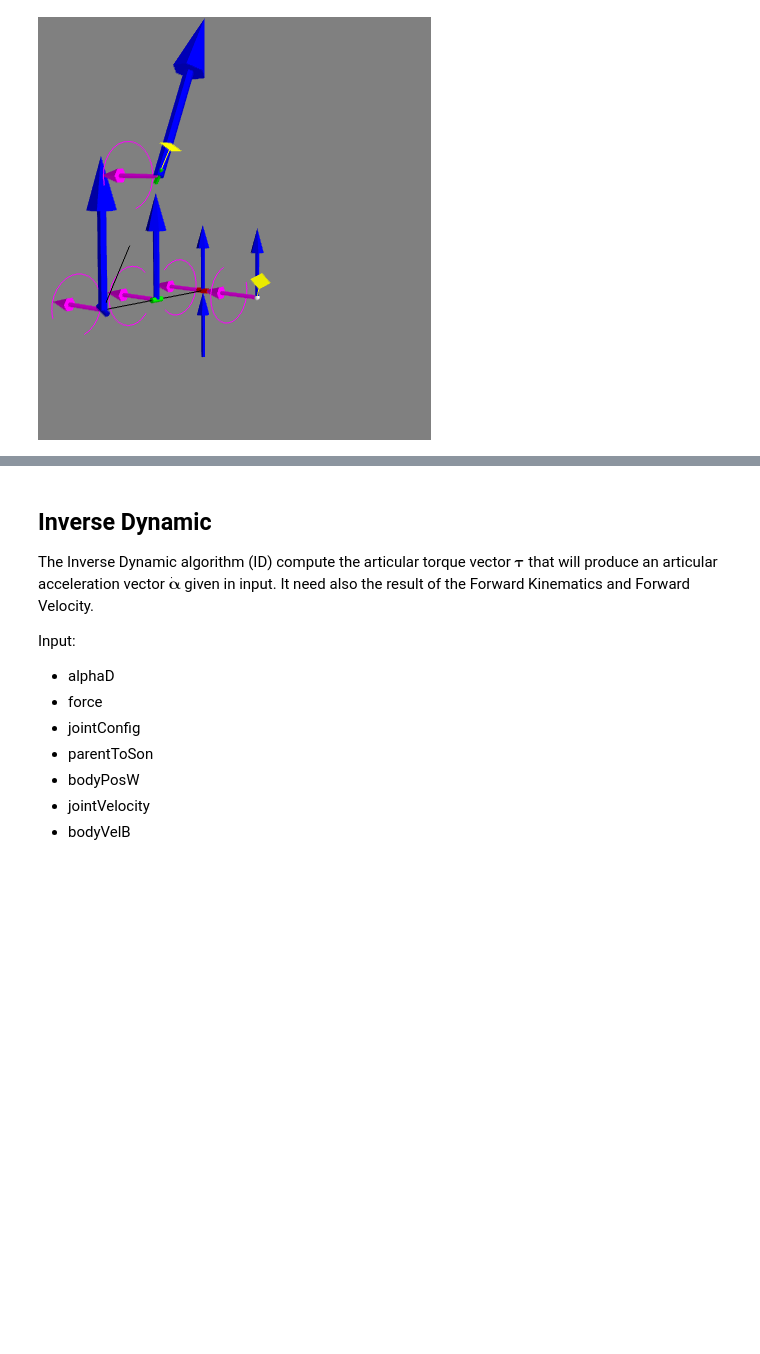
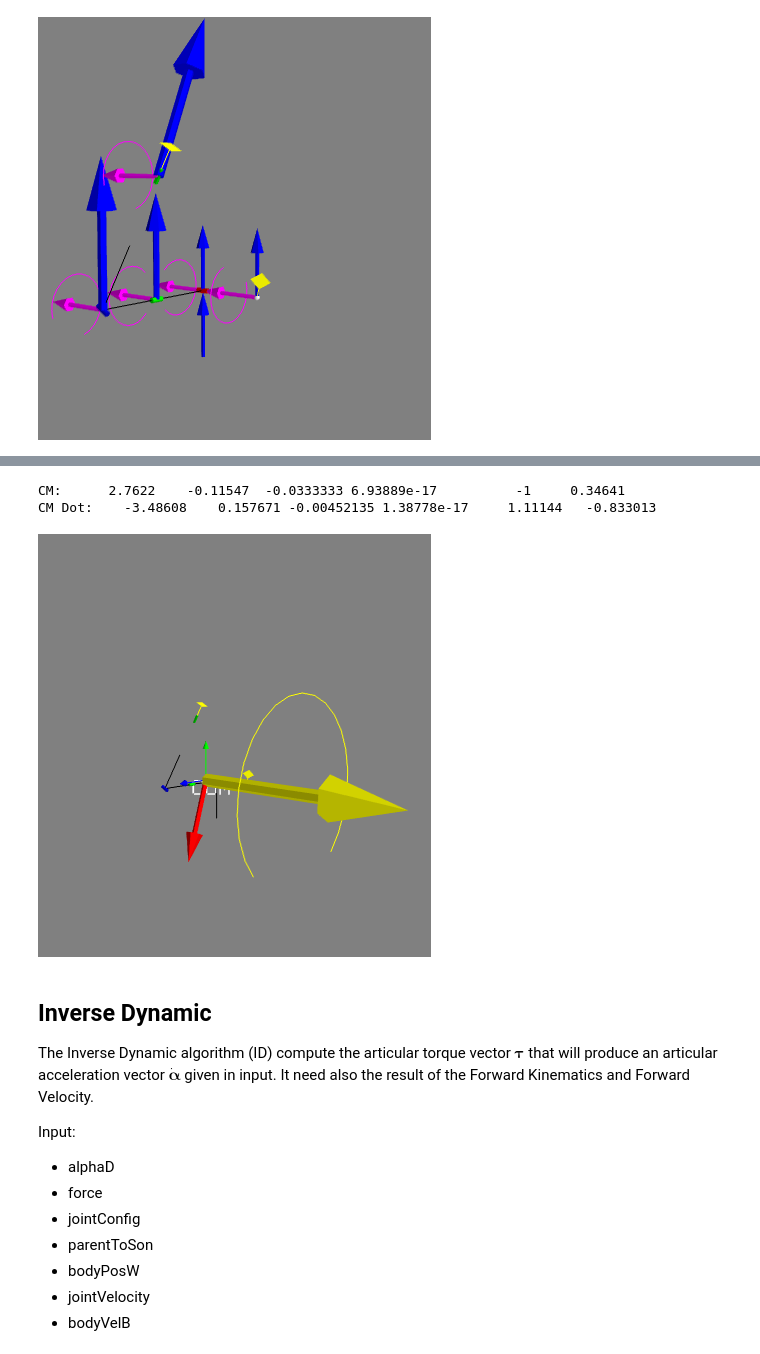
Before and after one commit to jrl-umi3218/sva_rbdyn_tutorials, a Jupyter notebook: SomeAlgorithm.ipynb, the cells around one changed output, grey strips where cells are left out. Saved outputs shown, nothing was run; the diff lists cells and outputs as text; code cells hidden in the pictures; blank space fills up the shorter version.

Commit message:
Add CoM and Momentum algorithms.

```diff
--- a/SomeAlgorithm.ipynb
+++ b/SomeAlgorithm.ipynb
@@ -213,0 +324,24 @@ for v in accelVecV:
+# %%
+mbcCM = rbd.MultiBodyConfig(mbcCoM)
+
+cm = rbd.computeCentroidalMomentum(mb, mbcCM, com) # com from computeCoM
+cmDot = rbd.computeCentroidalMomentumDot(mb, mbcCM, com, comVel) # comVel from computeCoMVelocity
+
+print 'CM:', cm
+print 'CM Dot:', cmDot
+# %% [output]
+CM:      2.7622    -0.11547  -0.0333333 6.93889e-17          -1     0.34641
+CM Dot:    -3.48608    0.157671 -0.00452135 1.38778e-17     1.11144   -0.833013
+# %%
+from graph import ForceVecViz
+
+CMVec = ForceVecViz(cm, X_O_com)
+
+viewer.scene.camera.focal_point = (0.138, 0.958, -0.205)
+viewer.scene.camera.position = (6.56, 1.803, 8.04)
+
+comAxis.addActors(viewer.scene)
+CMVec.addActors(viewer.scene)
+display()
+# %% [output]
+[figure, added]
```
Also changed, not shown: parts of 7 cells of this notebook.
